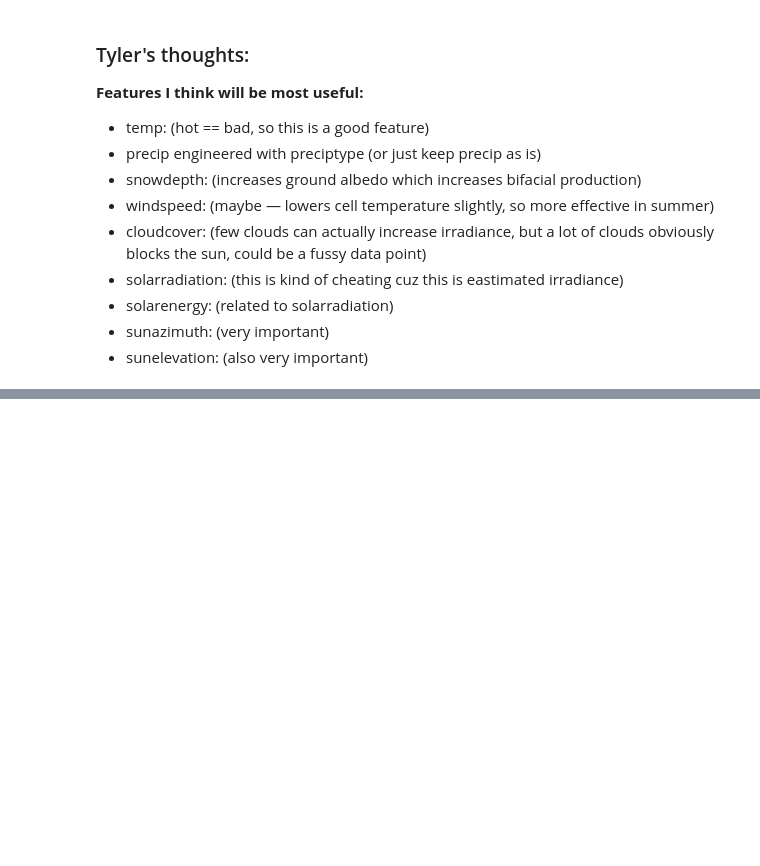
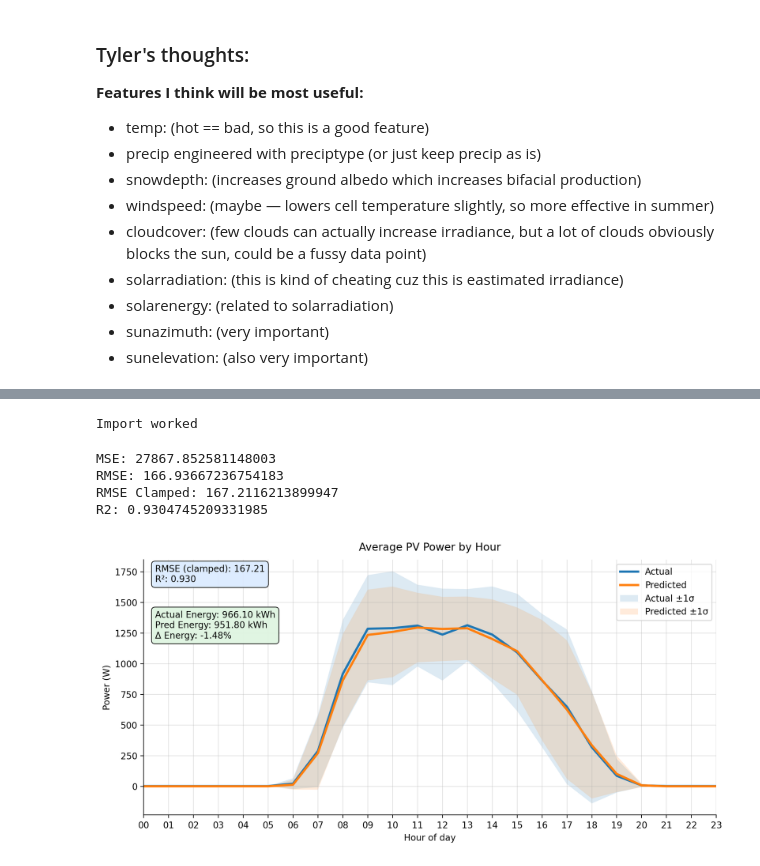
Before and after one commit to khakis23/JuniorDesignP1, a Jupyter notebook: main.ipynb, the cells around one changed output, grey strips where cells are left out. Saved outputs shown, nothing was run; the diff lists cells and outputs as text; code cells hidden in the pictures; blank space fills up the shorter version.

Commit message:
Implement RandomForestModel and regression comparison experiment

```diff
--- a/main.ipynb
+++ b/main.ipynb
@@ -264,0 +267,29 @@ TypeError: got an unexpected keyword argument 'squared'
+# %%
+from models.RandomForest import RandomForestModel
+print("Import worked")
+# %% [output]
+Import worked
+# %%
+from models.RandomForest import RandomForestModel
+
+rf_model = RandomForestModel(
+    ["temp",
+     "solarradiation",
+     "sunelevation",
+     "cloudcover",
+     "sunazimuth",
+     "solarenergy"],
+
+    random_state=42,
+    n_estimators=300,
+    max_depth=15
+)
+
+rf_model.print_results()
+rf_model.plot()
+# %% [output]
+MSE: 27867.852581148003
+RMSE: 166.93667236754183
+RMSE Clamped: 167.2116213899947
+R2: 0.9304745209331985
+[figure, added]
```
Also changed, not shown: parts of 8 cells of this notebook, 2 other files.
